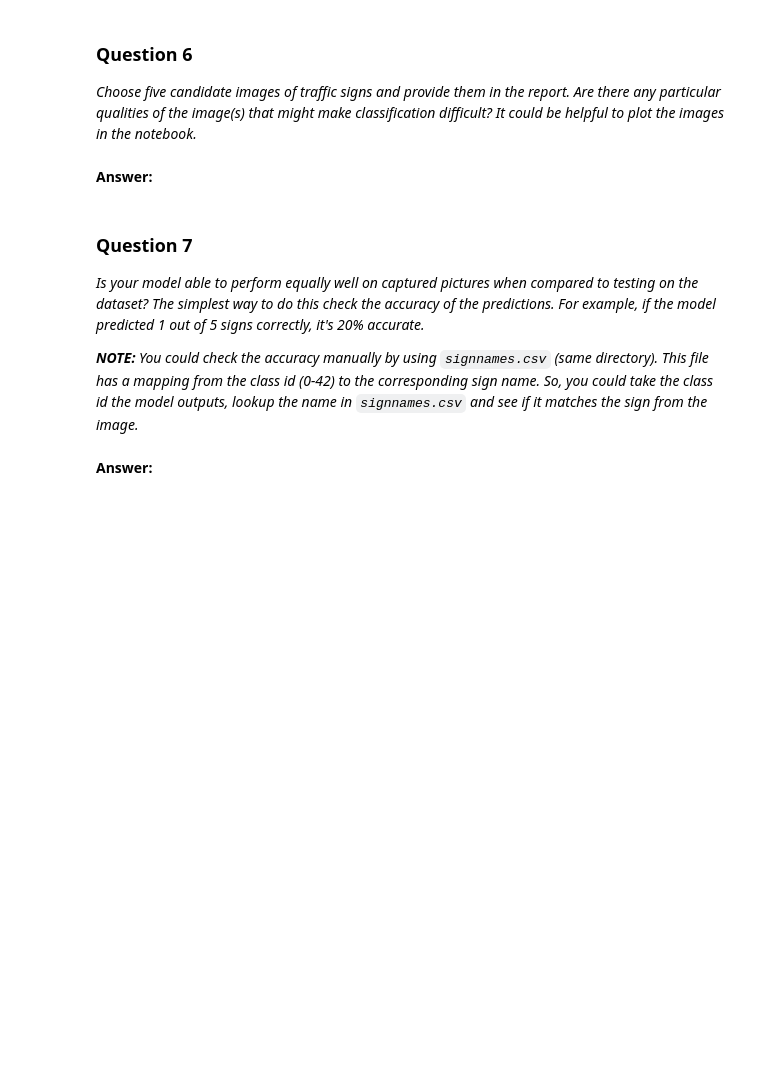
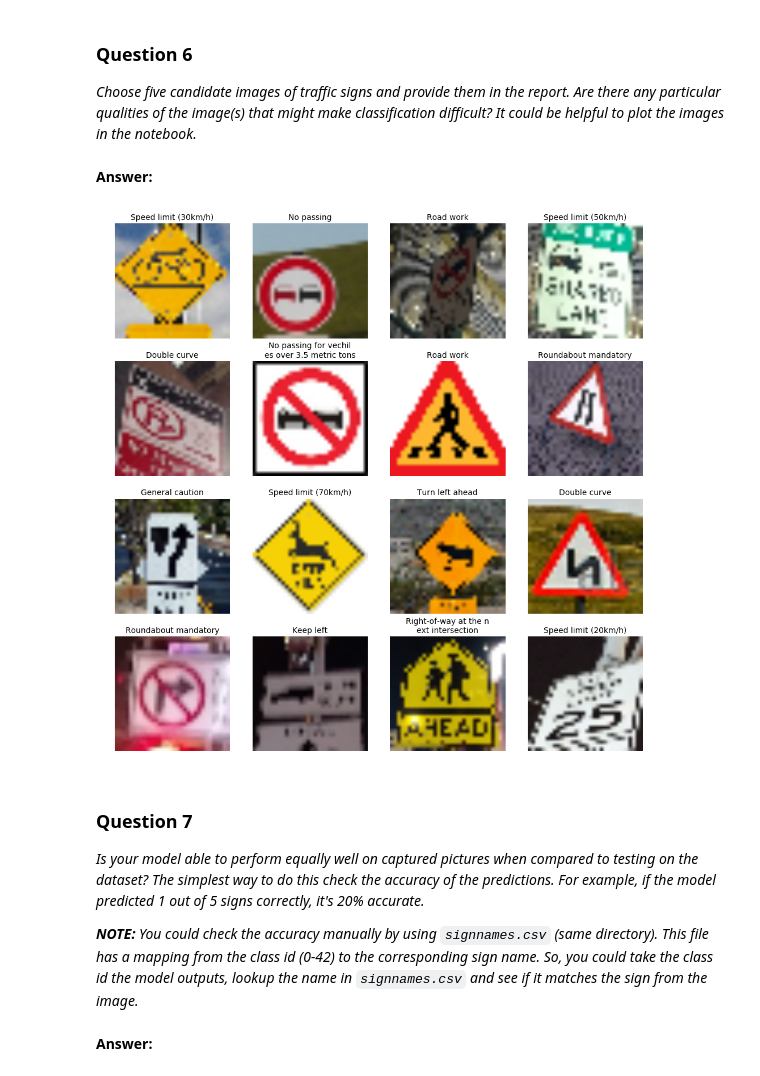
Before and after one commit to anguillanneuf/CarND-Traffic-Sign-Classifier-Project, a Jupyter notebook: Traffic_Sign_Classifier-tz.ipynb, the cells around one changed output. Drawn from its saved outputs; the diff is of its cells as text; code cells hidden in the pictures; blank space fills up the shorter version.

```diff
--- a/Traffic_Sign_Classifier-tz.ipynb
+++ b/Traffic_Sign_Classifier-tz.ipynb
@@ -1504,0 +1543,18 @@ Use the code cell (or multiple code cells, if necessary) to implement the first
+# %%
+'''
+Restore my model to predict on the challenge images.
+'''
+challenge_data = []
+for n, i in enumerate(glob.glob('./challenge_resized/*.png')):
+    img = mpimg.imread(i)
+    challenge_data.append(img)
+challenge_data = np.array(challenge_data)[:,:,:,:3]
+
+with tf.Session(graph=graph) as sess:
+    saver = tf.train.Saver(name="saver")
+    print("Restoring from file:", checkpoint_file)
+    saver.restore(sess, checkpoint_file)
+
+    feed_dict = {challenge_dataset: challenge_data}
+    predictions = sess.run(challenge_prediction, feed_dict = feed_dict)
+    print("\nChallenge predictions using Tianzi's model: {}".format(np.argmax(predictions, 1)))
@@ -1514,3 +1571,42 @@ _Choose five candidate images of traffic signs and provide them in the report. A
+# %%
+### Run the predictions here.
+### Feel free to use as many code cells as needed.
+
+'''
+My model did not perform very well on images that were not part of the original
+testing set at all, despite giving a 95% accuracy on the test set. The only signs
+that are correctly predicted below are:
+
+Row 1, Column 2: No passing
+Row 3, COlumn 4: Double curve
+
+I give my model a little credit for predicting the last traffic sign to be a Speed
+Limit sign, even though that it still gets the speed limit wrong.
+
+I think color made it hard for my model to read traffic signs from other
+countries correctly. I'm surprised that my model did not prioritize shape
+over color when colors weren't matching what it had learned before. Perhaps
+this is why inception model has an advantage over simpler architectures because
+it uses *parallel* convolutional layers, which means that even if colors don't
+match, shapes could still work independently of colors.
+'''
+
+import pandas as pd
+signnames = pd.read_csv('signnames.csv', index_col='ClassId')
+
+tz_predictions = np.argmax(predictions, 1)
+
+fig = plt.figure()
+fig.set_figwidth(12); fig.set_figheight(12)
+for n, i in enumerate(challenge_data):
+    title = signnames.loc[tz_predictions[n], 'SignName']
+    title = title if len(title)<21 else title[:21]+'\n'+title[21:]
+    ax = fig.add_subplot(4, 4, n + 1, title=title)
+    ax.title.set_fontsize(10)
+    plt.axis('off')
+    ax = plt.imshow(i)
+# %% [output]
+[figure, added]
 # %% [markdown]
 ### Question 7
 
```
Also changed, not shown: parts of 13 cells of this notebook, 18 other files.
